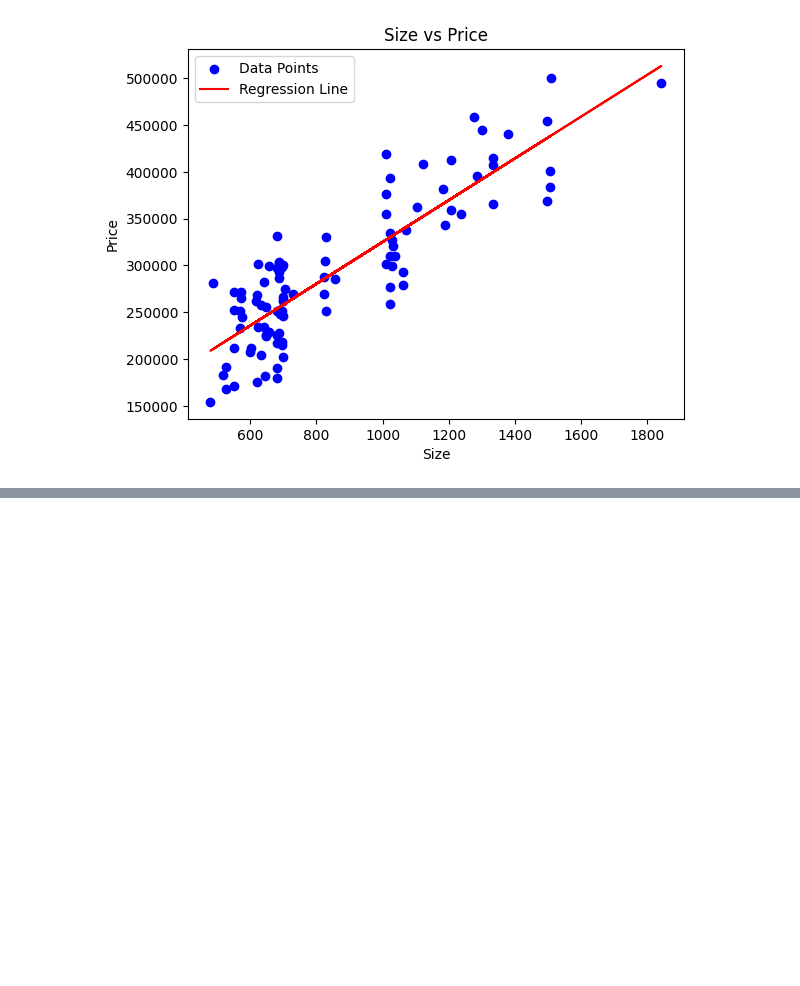
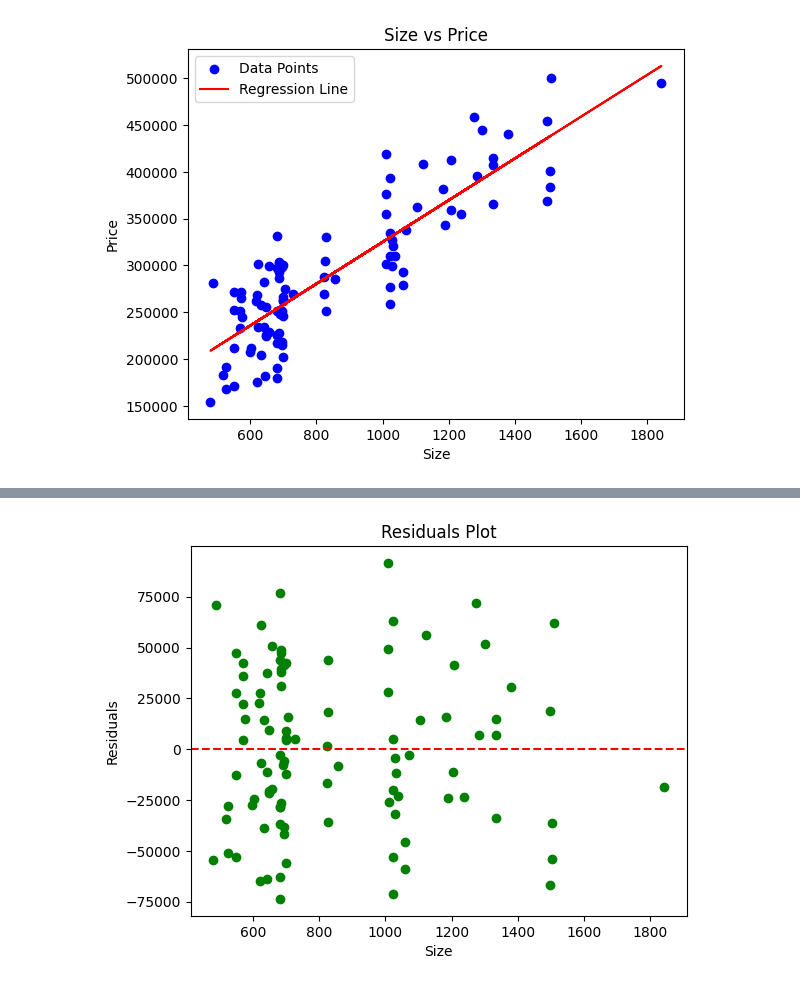
Before and after one commit to ronitguptaaa/Excel-Analysis, a Jupyter notebook: LinearRegressionAnalysis/realEstate.ipynb, the cells around one changed output, grey strips where cells are left out. Cells and saved outputs as stored; diff of their text form; code cells hidden in the pictures; blank space fills up the shorter version.

```diff
--- a/LinearRegressionAnalysis/realEstate.ipynb
+++ b/LinearRegressionAnalysis/realEstate.ipynb
@@ -60,0 +81,85 @@ plt.show()
+# %%
+import pandas as pd
+import numpy as np
+import matplotlib.pyplot as plt
+from scipy import stats
+
+# Step 1: Load Data
+data = pd.read_csv('/Users/ronitguptaaa/Documents/Excel Analysis/LinearRegressionAnalysis/real_estate_price_size.csv')
+
+# Step 2: Display DataFrame
+print(data.head())
+
+# Step 3: Prepare the Data
+X = data['size']
+y = data['price']
+
+# Step 4: Calculate the Coefficients
+N = len(X)
+sum_x = np.sum(X)
+sum_y = np.sum(y)
+sum_xy = np.sum(X * y)
+sum_x_squared = np.sum(X ** 2)
+
+# Calculating the slope (β1)
+beta_1 = (N * sum_xy - sum_x * sum_y) / (N * sum_x_squared - sum_x ** 2)
+
+# Calculating the intercept (β0)
+beta_0 = (sum_y - beta_1 * sum_x) / N
+
+print(f'Intercept: {beta_0}')
+print(f'Coefficient: {beta_1}')
+
+# Step 5: Make Predictions
+def predict(size):
+    return beta_0 + beta_1 * size
+
+# Predict the price for a new size value
+new_size = 650
+predicted_price = predict(new_size)
+
+print(f'Predicted Price for size 650: {predicted_price}')
+
+# Calculate residuals
+data['predicted_price'] = beta_0 + beta_1 * data['size']
+data['residuals'] = data['price'] - data['predicted_price']
+
+# Plot residuals
+plt.scatter(data['size'], data['residuals'], color='green')
+plt.axhline(y=0, color='red', linestyle='--')
+plt.xlabel('Size')
+plt.ylabel('Residuals')
+plt.title('Residuals Plot')
+plt.show()
+
+# R-squared calculation
+ss_total = np.sum((y - np.mean(y)) ** 2)
+ss_residuals = np.sum((y - data['predicted_price']) ** 2)
+r_squared = 1 - (ss_residuals / ss_total)
+
+print(f'R-squared: {r_squared}')
+
+# Function to get prediction intervals
+def get_prediction_intervals(x, y, x_pred, confidence=0.95):
+    n = len(x)
+    mean_x = np.mean(x)
+    t_value = stats.t.ppf((1 + confidence) / 2., n-2)
+    s_err = np.sum(np.power(y - (beta_0 + beta_1 * x), 2))
+    conf = t_value * np.sqrt((s_err / (n-2)) * (1.0/n + (np.power((x_pred - mean_x), 2) / ((np.sum(np.power(x, 2))) - n * (np.power(mean_x, 2))))))
+
+    return conf
+
+# Predict values and intervals
+predicted_prices = predict(X)
+conf_intervals = get_prediction_intervals(X, y, X)
+
+# Plot with confidence intervals
+plt.scatter(X, y, color='blue', label='Data points')
+plt.plot(X, predicted_prices, color='red', label='Regression line')
+plt.fill_between(X, predicted_prices - conf_intervals, predicted_prices + conf_intervals, color='b', alpha=0.2)
+plt.xlabel('Size')
+plt.ylabel('Price')
+plt.title('Size vs Price with Confidence Intervals')
+plt.legend()
+plt.show()
+# %% [output]
@@ -60,0 +175 @@ plt.show()
+[figure, added]
```
Also changed, not shown: parts of 6 cells of this notebook, 1 other file.
